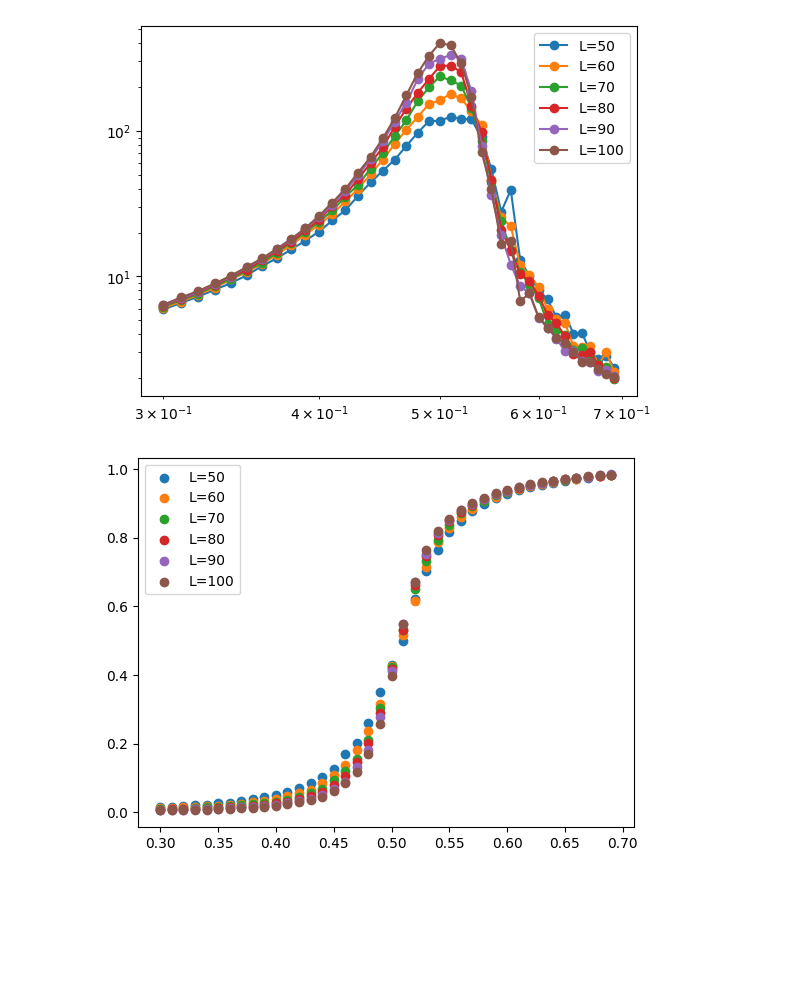
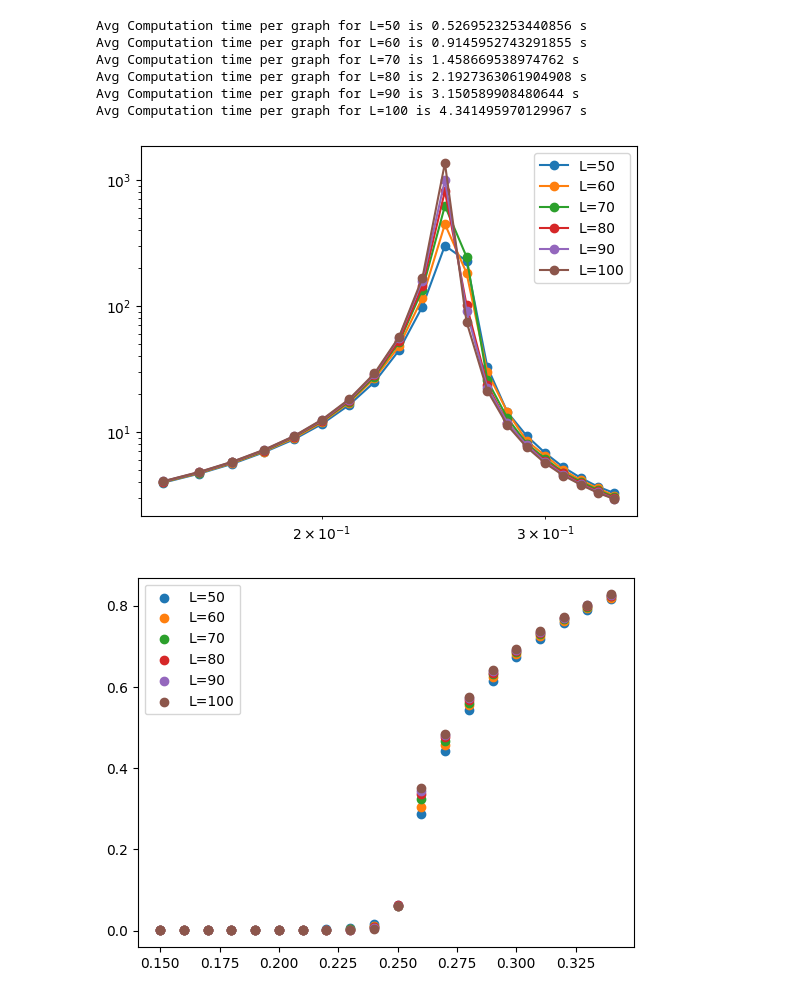
Before and after one commit to awstasiuk/phd-notebooks, a Jupyter notebook: Percolation/rustworkx Testing.ipynb, the cells around one changed output. Saved outputs shown, nothing was run; the diff lists cells and outputs as text; code cells hidden in the pictures; blank space fills up the shorter version.

```diff
--- a/Percolation/rustworkx Testing.ipynb
+++ b/Percolation/rustworkx Testing.ipynb
@@ -65,25 +101,37 @@ def cluster_size_and_strength(p,L,repititions=100):
     return (bins**2 @ counts) / (bins@counts), P
-# %%
-pvals = np.arange(.3,.7,.01)
-
-density = {}
-strength = {}
-Lvals = [50,60,70,80,90,100]
-
-for L in Lvals:
-    density[L] = [avg_cluster_size(p,L,repititions=250) for p in pvals]
-    strength[L] = [percolation_strength(p,L,repititions=250) for p in pvals]
+# %%
+pvals = np.arange(.15,.35,.01)
+
+reps=100
+density = {}
+strength = {}
+Lvals = [50,60,70,80,90,100]
+dims = [(L,L,L) for L in Lvals]
+
+for dim in dims:
+    start = time.time()
+    density[dim] = [avg_cluster_size(p,dim,repititions=reps) for p in pvals]
+    strength[dim] = [percolation_strength(p,dim,repititions=reps) for p in pvals]
+    end = time.time()
+    print(f"Avg Computation time per graph for L={dim[0]} is {(end-start)/(reps*len(pvals))} s")
+# %% [output]
+Avg Computation time per graph for L=50 is 0.5269523253440856 s
+Avg Computation time per graph for L=60 is 0.9145952743291855 s
+Avg Computation time per graph for L=70 is 1.458669538974762 s
+Avg Computation time per graph for L=80 is 2.1927363061904908 s
+Avg Computation time per graph for L=90 is 3.150589908480644 s
+Avg Computation time per graph for L=100 is 4.341495970129967 s
 # %%
-for L in Lvals:
-    plt.loglog(pvals,density[L],label=f"L={L}",marker='o')
+for dim in dims:
+    plt.loglog(pvals,density[dim],label=f"L={dim[0]}",marker='o')
 plt.legend()
 plt.show()
 # %% [output]
-[figure, old version]
+[figure, new version]
 # %%
-for L in Lvals:
-    plt.scatter(pvals,strength[L],label=f"L={L}")
+for dim in dims:
+    plt.scatter(pvals,strength[dim],label=f"L={dim[0]}")
 plt.legend()
 plt.show()
 # %% [output]
-[figure, old version]
+[figure, new version]
```
Also changed, not shown: parts of 5 cells of this notebook, 3 other files.
